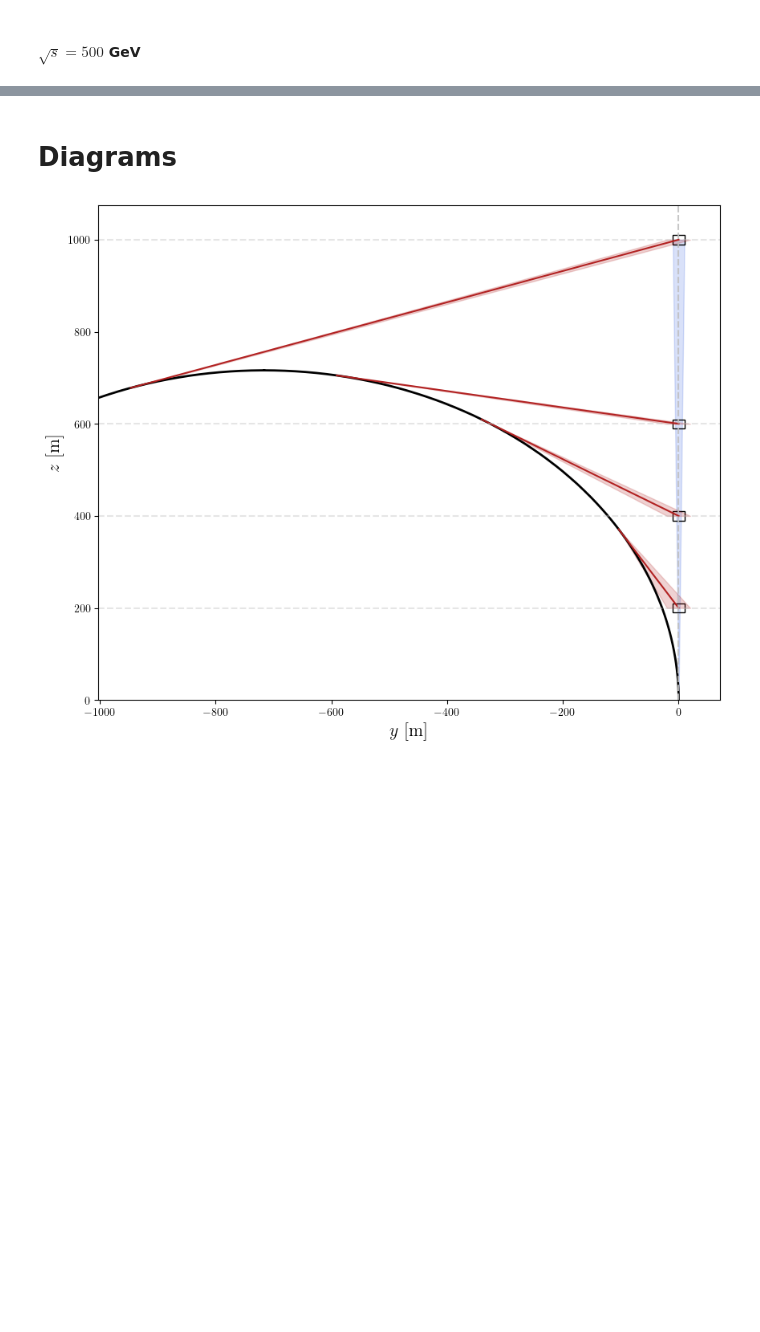
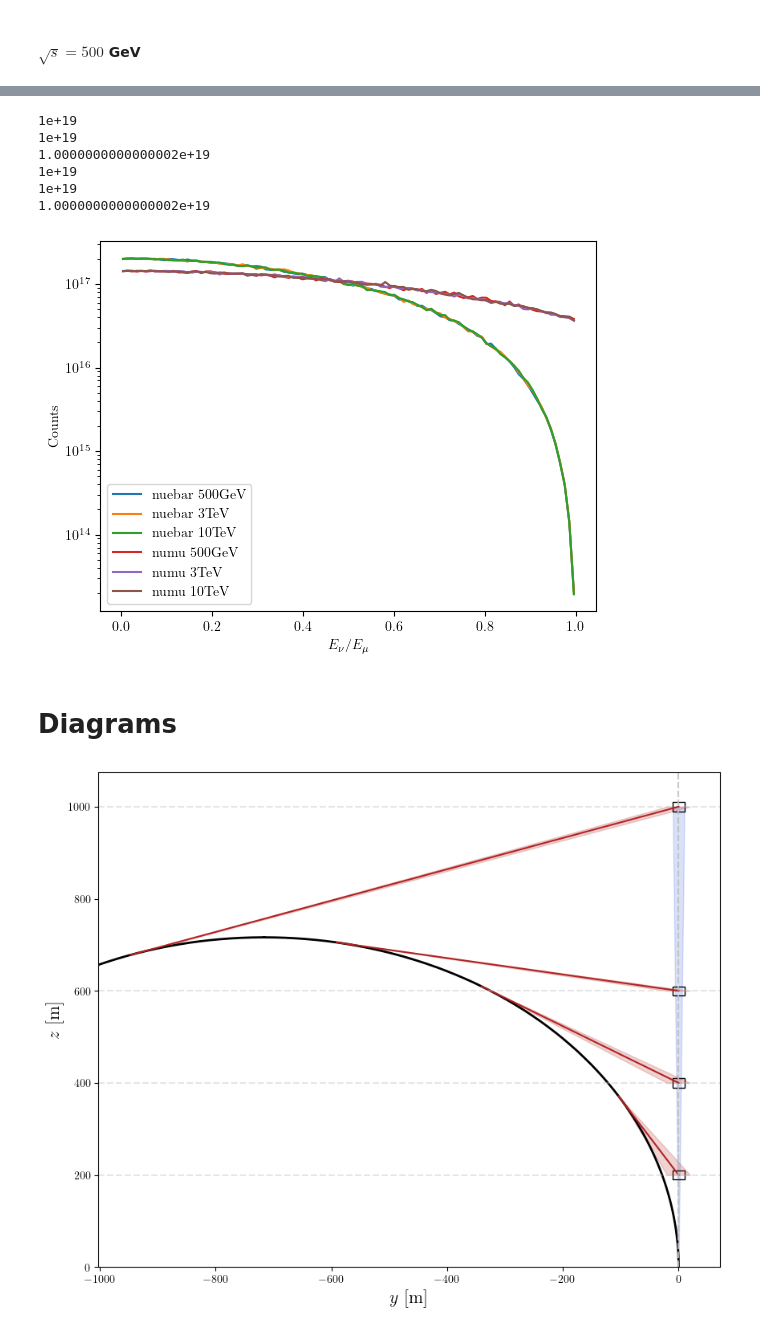
Before and after one commit to athompson-git/MuonColliderNeutrinos, a Jupyter notebook: flux_explorer.ipynb, the cells around one changed output, grey strips where cells are left out. Saved outputs shown, nothing was run; the diff lists cells and outputs as text; code cells hidden in the pictures; blank space fills up the shorter version.

Commit message:
adding updated energy fluxes

```diff
--- a/flux_explorer.ipynb
+++ b/flux_explorer.ipynb
@@ -539,3 +541,41 @@ np.savetxt("data/nuebar_energy_flux_MeV_SqrtS-500GeV_7e18nu.txt", flux_array_nue
+# %%
+flux_nue_500GeV = np.genfromtxt("data/nuebar_energy_flux_MeV_SqrtS-500GeV_1e19nu.txt")
+flux_nue_3TeV = np.genfromtxt("data/nuebar_energy_flux_MeV_SqrtS-3TeV_1e19nu.txt")
+flux_nue_10TeV = np.genfromtxt("data/nuebar_energy_flux_MeV_SqrtS-10TeV_1e19nu.txt")
+
+flux_numu_500GeV = np.genfromtxt("data/numu_energy_flux_MeV_SqrtS-500GeV_1e19nu.txt")
+flux_numu_3TeV = np.genfromtxt("data/numu_energy_flux_MeV_SqrtS-3TeV_1e19nu.txt")
+flux_numu_10TeV = np.genfromtxt("data/numu_energy_flux_MeV_SqrtS-10TeV_1e19nu.txt")
+
+print(np.sum(flux_nue_500GeV[:,1]))
+print(np.sum(flux_nue_3TeV[:,1]))
+print(np.sum(flux_nue_10TeV[:,1]))
+print(np.sum(flux_numu_500GeV[:,1]))
+print(np.sum(flux_numu_3TeV[:,1]))
+print(np.sum(flux_numu_10TeV[:,1]))
+
+plt.plot(flux_nue_500GeV[:,0]/250e3, flux_nue_500GeV[:,1], label="nuebar 500GeV")
+plt.plot(flux_nue_3TeV[:,0]/1500e3, flux_nue_3TeV[:,1], label="nuebar 3TeV")
+plt.plot(flux_nue_10TeV[:,0]/5000e3, flux_nue_10TeV[:,1], label="nuebar 10TeV")
+
+plt.plot(flux_numu_500GeV[:,0]/250e3, flux_numu_500GeV[:,1], label="numu 500GeV")
+plt.plot(flux_numu_3TeV[:,0]/1500e3, flux_numu_3TeV[:,1], label="numu 3TeV")
+plt.plot(flux_numu_10TeV[:,0]/5000e3, flux_numu_10TeV[:,1], label="numu 10TeV")
+
+plt.yscale('log')
+plt.ylabel("Counts")
+plt.xlabel(r"$E_\nu / E_\mu$")
+
+plt.legend()
+plt.show()
+# %% [output]
+1e+19
+1e+19
+1.0000000000000002e+19
+1e+19
+1e+19
+1.0000000000000002e+19
+[figure, added]
 # %% [markdown]
 # Diagrams
 # %%
```
Also changed, not shown: parts of 7 cells of this notebook, 6 other files.
